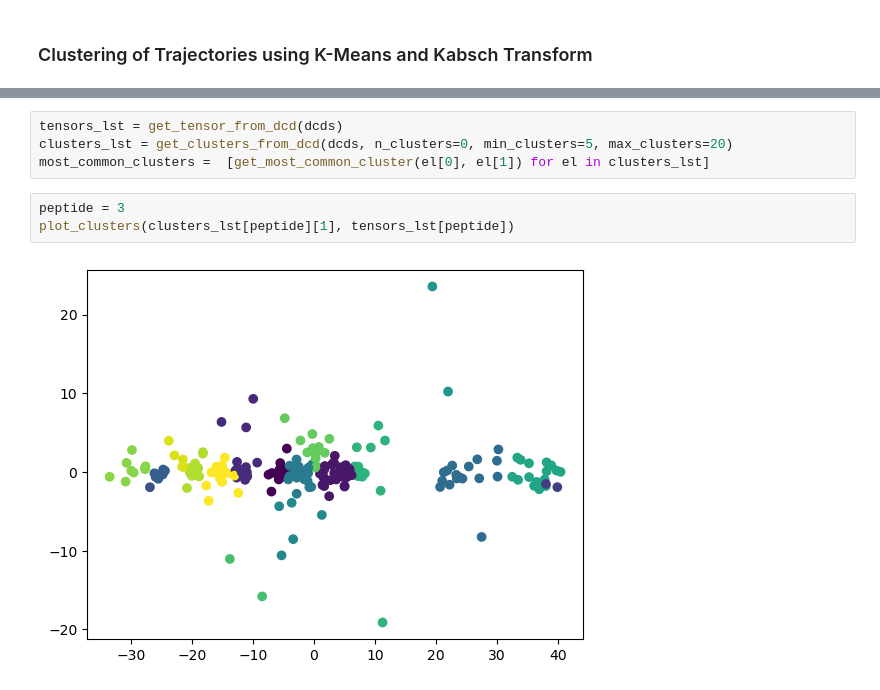
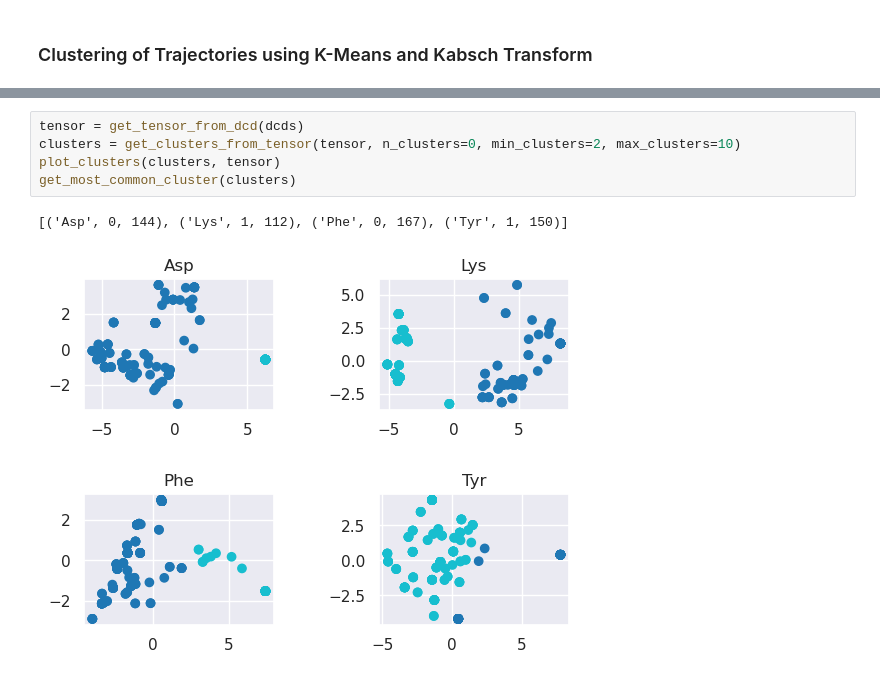
Before and after one commit to AxelGiottonini/protein_bioinformatics, a Jupyter notebook: day_3.ipynb, the cells around one changed output, grey strips where cells are left out. Drawn from its saved outputs; the diff is of its cells as text.

```diff
--- a/day_3.ipynb
+++ b/day_3.ipynb
@@ -289,9 +373,8 @@ def plot_clusters(CAs_labels, CAs_tensor):
 # %%
-tensors_lst = get_tensor_from_dcd(dcds)
-clusters_lst = get_clusters_from_dcd(dcds, n_clusters=0, min_clusters=5, max_clusters=20)
-most_common_clusters =  [get_most_common_cluster(el[0], el[1]) for el in clusters_lst]
+tensor = get_tensor_from_dcd(dcds)
+clusters = get_clusters_from_tensor(tensor, n_clusters=0, min_clusters=2, max_clusters=10)
+plot_clusters(clusters, tensor)
+get_most_common_cluster(clusters)
+# %% [output]
+[('Asp', 0, 144), ('Lys', 1, 112), ('Phe', 0, 167), ('Tyr', 1, 150)]
+[figure, added]
-# %%
-peptide = 3
-plot_clusters(clusters_lst[peptide][1], tensors_lst[peptide])
-# %% [output]
-[figure, removed]
```
Also changed, not shown: parts of 11 cells of this notebook.
